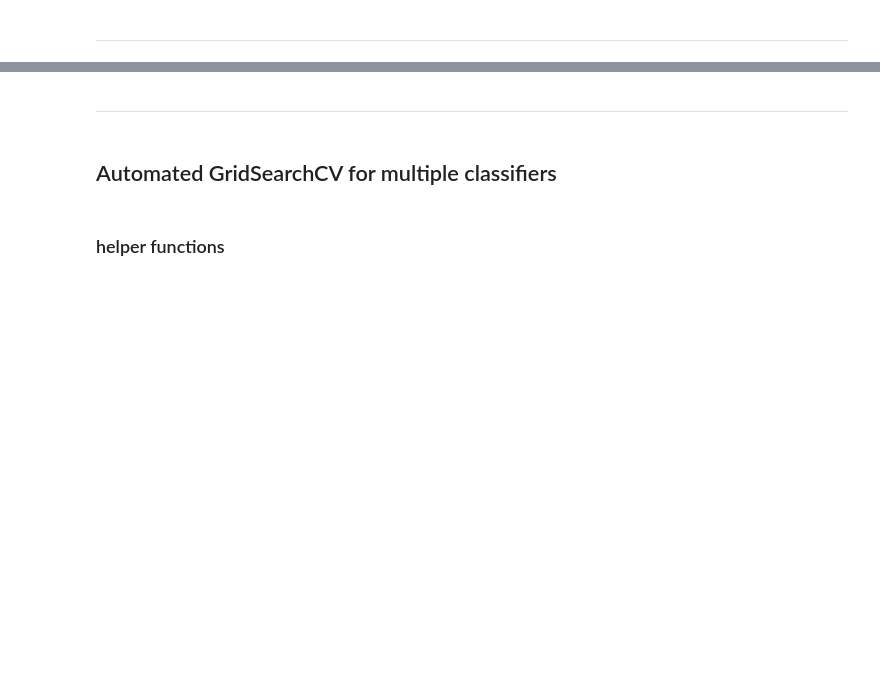
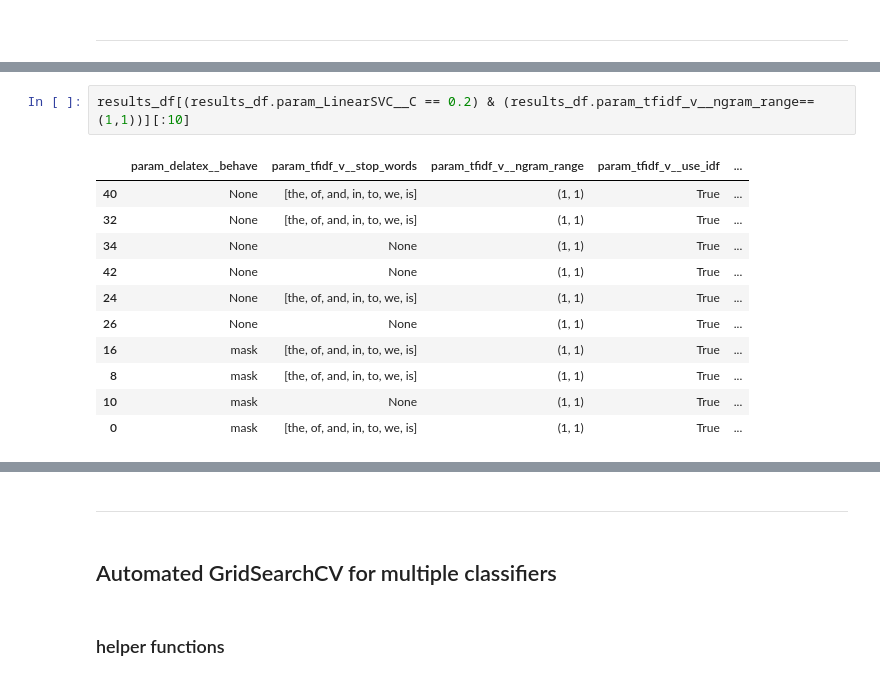
Before and after one commit to olszewskip/ArXiv_Classifier, a Jupyter notebook: arXiv_shallow_clf.ipynb, the cells around one changed output, grey strips where cells are left out. Saved outputs shown, nothing was run; the diff lists cells and outputs as text; blank space fills up the shorter version.

```diff
--- a/arXiv_shallow_clf.ipynb
+++ b/arXiv_shallow_clf.ipynb
@@ -363,0 +382,14 @@ With regards to our preprocessing steps:
+# %%
+results_df[(results_df.param_LinearSVC__C == 0.2) & (results_df.param_tfidf_v__ngram_range==(1,1))][:10]
+# %% [output]
+|  | param_delatex__behave | param_tfidf_v__stop_words | param_tfidf_v__ngram_range | param_tfidf_v__use_idf | ... |
+| 40 | None | [the, of, and, in, to, we, is] | (1, 1) | True | ... |
+| 32 | None | [the, of, and, in, to, we, is] | (1, 1) | True | ... |
+| 34 | None | None | (1, 1) | True | ... |
+| 42 | None | None | (1, 1) | True | ... |
+| 24 | None | [the, of, and, in, to, we, is] | (1, 1) | True | ... |
+| 26 | None | None | (1, 1) | True | ... |
+| 16 | mask | [the, of, and, in, to, we, is] | (1, 1) | True | ... |
+| 8 | mask | [the, of, and, in, to, we, is] | (1, 1) | True | ... |
+| 10 | mask | None | (1, 1) | True | ... |
+| 0 | mask | [the, of, and, in, to, we, is] | (1, 1) | True | ... |
```
Also changed, not shown: parts of 48 cells of this notebook.
